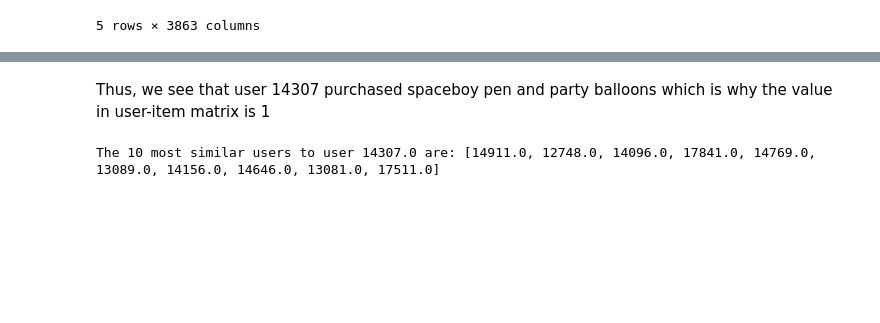
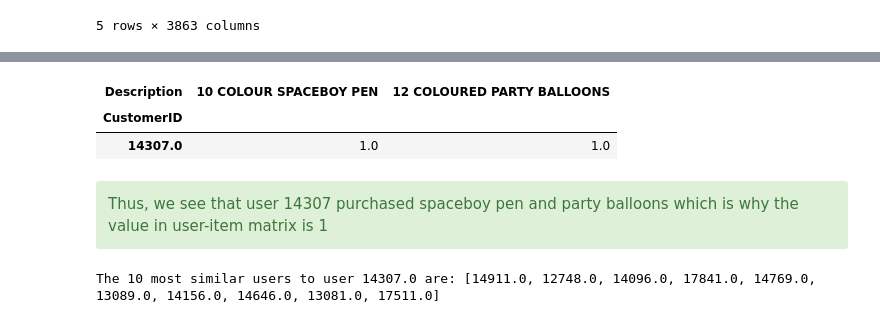
Before and after one commit to shubhamperiwal/recommend_gifts_mba, a Jupyter notebook: Project.ipynb, the cells around one changed output, grey strips where cells are left out. Drawn from its saved outputs; the diff is of its cells as text; code cells hidden in the pictures; blank space fills up the shorter version.

Commit message:
Add docstring and results

```diff
--- a/Project.ipynb
+++ b/Project.ipynb
@@ -435,20 +466,21 @@ Therefore, if I was recommending a product to a new user, I would recommend "Reg
 # %%
 def create_user_item_matrix(df_ui):
     '''
-    INPUT:
-    df - pandas dataframe with description, CustomerID columns
+        Return a matrix with user ids as rows and description on the columns with 1 values where a user purchased a product
+        and a 0 otherwise
 
-    OUTPUT:
-    user_item - user item matrix
+        Parameters
+        ----------
+        df - pandas dataframe with description, CustomerID columns
 
-    Description:
-    Return a matrix with user ids as rows and description on the columns with 1 values where a user purchased a product
-    and a 0 otherwise
+        Returns
+        ----------
+        user_item - user item matrix
     '''
-    # Fill in the function here
+
     user_item = df_ui.groupby(['CustomerID', 'Description'])['Description'].nunique().unstack()
     user_item.fillna(0, inplace=True)
-    return user_item # return the user_item matrix
+    return user_item
 
 user_item = create_user_item_matrix(df)
 user_item.head()
@@ -466,5 +496,8 @@ To Test whether user item matrix has been built correctly, we can get the result
 # %%
-df[(df['CustomerID']==14307.0) & (df['Description'].isin(['10 COLOUR SPACEBOY PEN', '12 COLOURED PARTY BALLOONS']))]
+# Get results for selected user
+selected_user_id = 14307.0
+selected_products = ['10 COLOUR SPACEBOY PEN', '12 COLOURED PARTY BALLOONS']
+df[(df['CustomerID']==selected_user_id) & (df['Description'].isin(selected_products))]
 # %% [output]
 |  | InvoiceNo | StockCode | Description | Quantity | InvoiceDate | UnitPrice | CustomerID | Country |
 | 448 | 536408 | 22418 | 10 COLOUR SPACEBOY PEN | 24 | 2010-12-01 | 0.85 | 14307.0 | United Kingdom |
@@ -481,4 +506,13 @@ user_item.loc[14307.0:14310.0]
+# %%
+# Check user-item matrix for that user and product
+user_item.loc[selected_user_id:selected_user_id+1][selected_products]
+# %% [output]
+| Description | 10 COLOUR SPACEBOY PEN | 12 COLOURED PARTY BALLOONS |
+| CustomerID |  |  |
+| 14307.0 | 1.0 | 1.0 |
 # %% [markdown]
+<div class="alert alert-success">
 Thus, we see that user 14307 purchased spaceboy pen and party balloons which is why the value in user-item matrix is 1
+    </div>
 # %%
 def find_similar_users(user_id, user_item=user_item):
```
Also changed, not shown: parts of 60 cells of this notebook.
